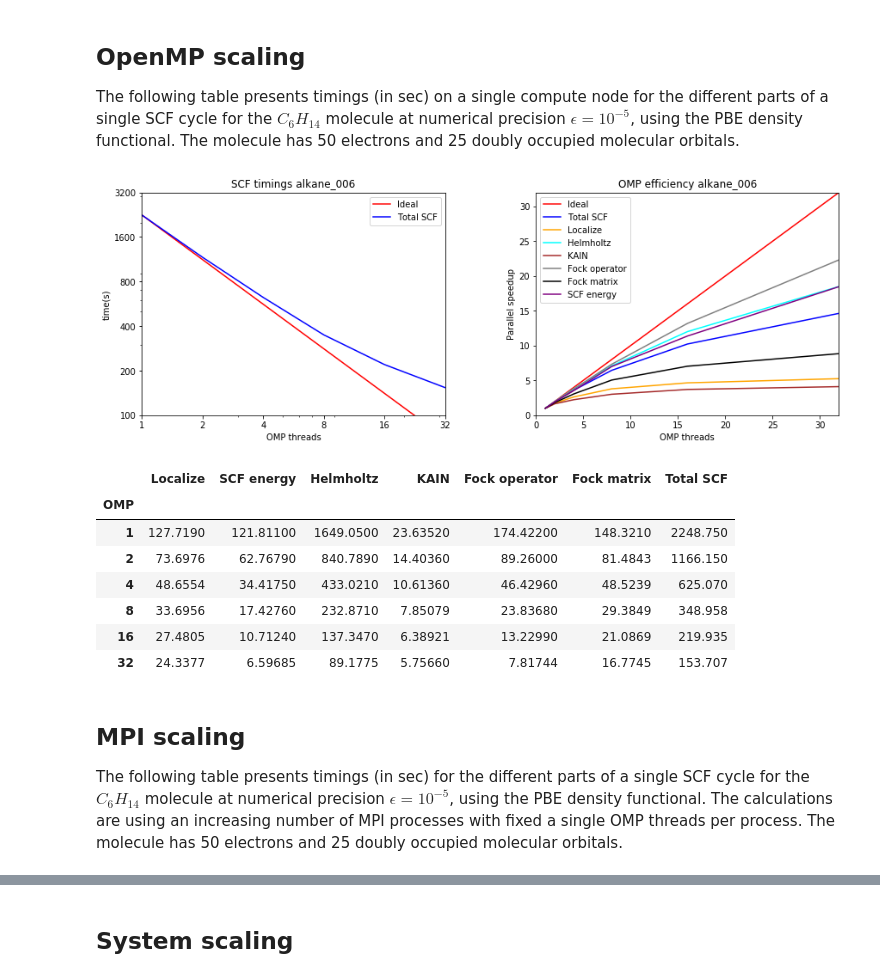
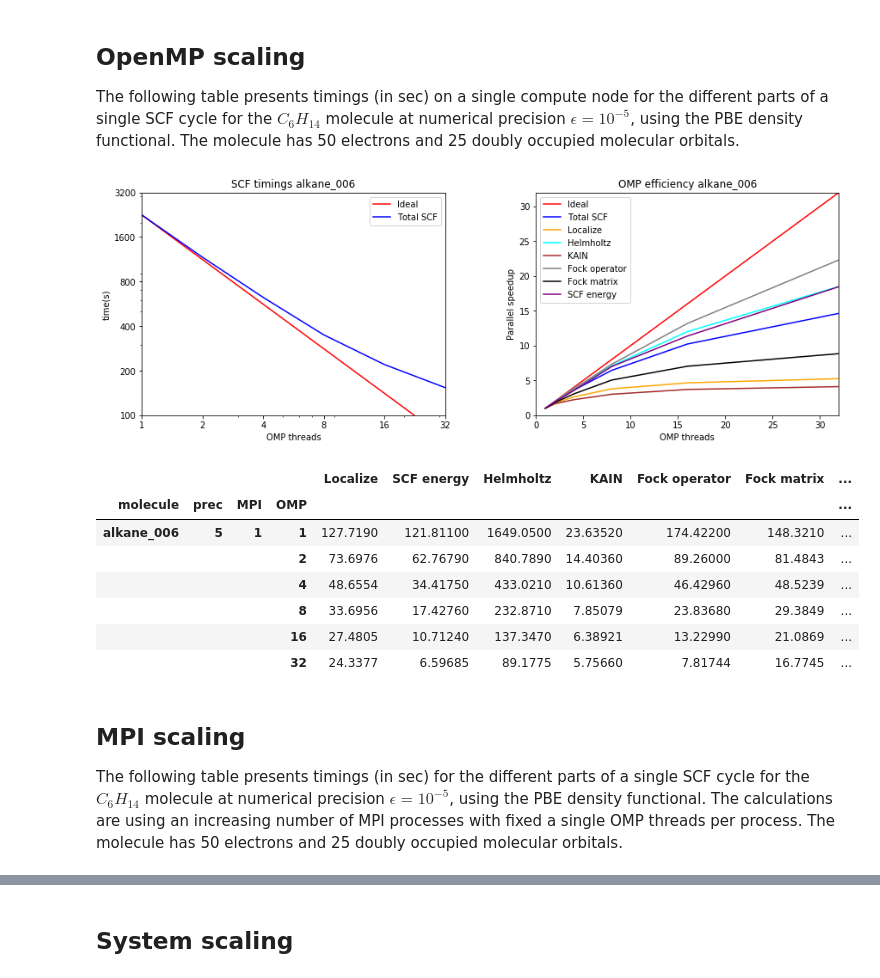
Before and after one commit to MRChemSoft/mrchem-benchmark, a Jupyter notebook: summary.ipynb, the cells around one changed output, grey strips where cells are left out. Drawn from its saved outputs; the diff is of its cells as text; code cells hidden in the pictures.

```diff
--- a/summary.ipynb
+++ b/summary.ipynb
@@ -84,54 +84,55 @@ The following table presents timings (in sec) on a single compute node for the d
 mpi=1
 prec=5
 molecule='alkane_006'
-omp_series = pd.read_csv("alkane-PBE/scf.csv", index_col=[0,1,2,3]).loc[molecule,prec,mpi]
+omp_frame = pd.read_csv("alkane-PBE/scf.csv", index_col=[0,1,2,3])
+omp_series = omp_frame.loc[molecule,prec,mpi]
 
 plt.subplot(121)
 plt.title('SCF timings alkane_006')
 plt.plot(omp_series.index, omp_series['Total SCF'][1]/omp_series.index, 'r', label='Ideal')
 plt.plot(omp_series['Total SCF'], 'b', label='Total SCF')
 plt.legend(loc='upper right')
 plt.axis([1, 32, 100, 3200])
 plt.yscale('log')
 plt.xscale('log')
 plt.yticks([100, 200, 400, 800, 1600, 3200], [100, 200, 400, 800, 1600, 3200])
 plt.xticks([1, 2, 4, 8, 16, 32], [1, 2, 4, 8, 16, 32])
 plt.ylabel('time(s)')
 plt.xlabel('OMP threads')
 
 plt.subplot(122)
 plt.title('OMP efficiency alkane_006')
 plt.plot(omp_series.index, omp_series.index, 'r', label='Ideal')
 plt.plot(omp_series['Total SCF'][1]/omp_series['Total SCF'], 'b', label='Total SCF')
 plt.plot(omp_series['Localize'][1]/omp_series['Localize'], c='orange', label='Localize')
 plt.plot(omp_series['Helmholtz'][1]/omp_series['Helmholtz'], c='cyan', label='Helmholtz')
 plt.plot(omp_series['KAIN'][1]/omp_series['KAIN'], c='brown', label='KAIN')
 plt.plot(omp_series['Fock operator'][1]/omp_series['Fock operator'], c='gray', label='Fock operator')
 plt.plot(omp_series['Fock matrix'][1]/omp_series['Fock matrix'], c='black', label='Fock matrix')
 plt.plot(omp_series['SCF energy'][1]/omp_series['SCF energy'], c='purple', label='SCF energy')
 plt.legend(loc='upper left')
 plt.axis([0, 32, 0, 32])
 plt.ylabel('Parallel speedup')
 plt.xlabel('OMP threads')
 
 plt.subplots_adjust(top=1.0, bottom=0.1, right=2, wspace=.30)
 plt.show()
-omp_series
+omp_frame.loc[molecule,prec,mpi,:]
 # %% [output]
 [figure]
-|  | Localize | SCF energy | Helmholtz | KAIN | Fock operator | Fock matrix | Total SCF |
-| OMP |  |  |  |  |  |  |  |
-| 1 | 127.7190 | 121.81100 | 1649.0500 | 23.63520 | 174.42200 | 148.3210 | 2248.750 |
-| 2 | 73.6976 | 62.76790 | 840.7890 | 14.40360 | 89.26000 | 81.4843 | 1166.150 |
-| 4 | 48.6554 | 34.41750 | 433.0210 | 10.61360 | 46.42960 | 48.5239 | 625.070 |
-| 8 | 33.6956 | 17.42760 | 232.8710 | 7.85079 | 23.83680 | 29.3849 | 348.958 |
-| 16 | 27.4805 | 10.71240 | 137.3470 | 6.38921 | 13.22990 | 21.0869 | 219.935 |
-| 32 | 24.3377 | 6.59685 | 89.1775 | 5.75660 | 7.81744 | 16.7745 | 153.707 |
+|  |  |  |  | Localize | SCF energy | Helmholtz | KAIN | Fock operator | Fock matrix | ... |
+| molecule | prec | MPI | OMP |  |  |  |  |  |  | ... |
+| alkane_006 | 5 | 1 | 1 | 127.7190 | 121.81100 | 1649.0500 | 23.63520 | 174.42200 | 148.3210 | ... |
+|  |  |  | 2 | 73.6976 | 62.76790 | 840.7890 | 14.40360 | 89.26000 | 81.4843 | ... |
+|  |  |  | 4 | 48.6554 | 34.41750 | 433.0210 | 10.61360 | 46.42960 | 48.5239 | ... |
+|  |  |  | 8 | 33.6956 | 17.42760 | 232.8710 | 7.85079 | 23.83680 | 29.3849 | ... |
+|  |  |  | 16 | 27.4805 | 10.71240 | 137.3470 | 6.38921 | 13.22990 | 21.0869 | ... |
+|  |  |  | 32 | 24.3377 | 6.59685 | 89.1775 | 5.75660 | 7.81744 | 16.7745 | ... |
 # %% [markdown]
 ## MPI scaling
 
 The following table presents timings (in sec) for the different parts of a single SCF cycle for the $C_{6}H_{14}$
-molecule at numerical precision $\epsilon=10^{−5}$, using the PBE density functional. The calculations are using an increasing number of MPI processes with fixed a single OMP threads per process. The molecule has 50 electrons and 25 doubly occupied molecular orbitals.
+molecule at numerical precision $\epsilon=10^{-5}$, using the PBE density functional. The calculations are using an increasing number of MPI processes with fixed a single OMP threads per process. The molecule has 50 electrons and 25 doubly occupied molecular orbitals.
 # %%
 omp=1
 prec=5
```
Also changed, not shown: parts of 6 cells of this notebook.
